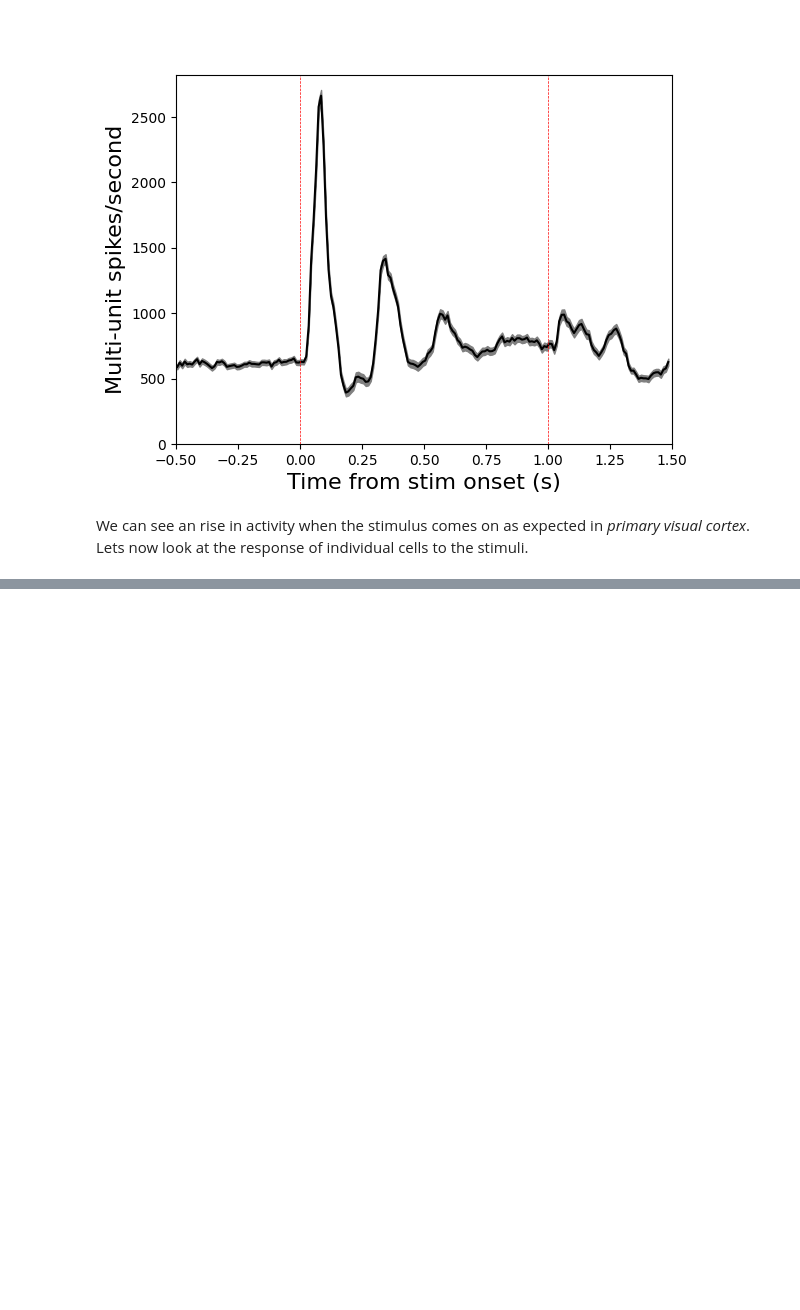
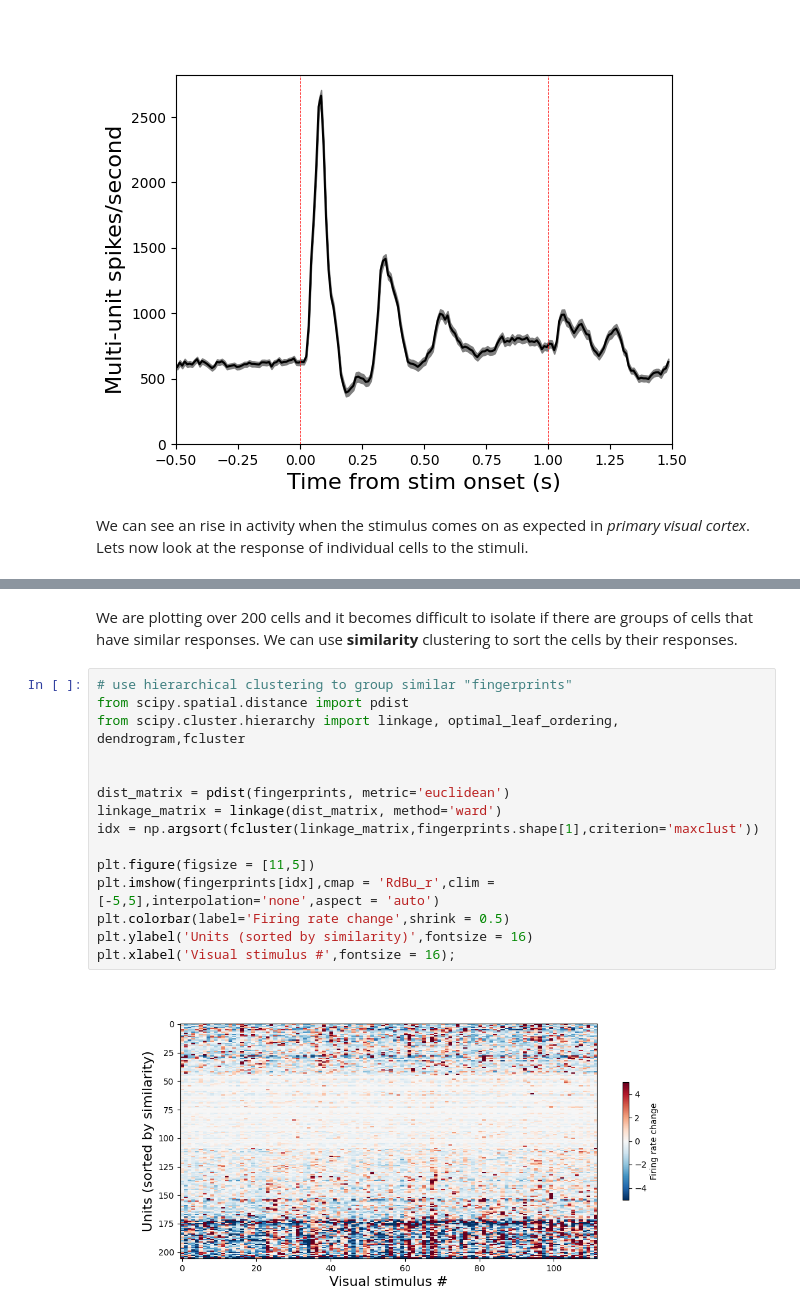
Before and after one commit to jcouto/JHU-neuropixels-2025, a Jupyter notebook: tutorials/03_visual_response.ipynb, the cells around one changed output, grey strips where cells are left out. Cells and saved outputs as stored; diff of their text form; blank space fills up the shorter version.

```diff
--- a/tutorials/03_visual_response.ipynb
+++ b/tutorials/03_visual_response.ipynb
@@ -113,0 +157,19 @@ def raster_slider(icell):
+# %% [markdown]
+We are plotting over 200 cells and it becomes difficult to isolate if there are groups of cells that have similar responses. We can use **similarity** clustering to sort the cells by their responses.
+# %%
+# use hierarchical clustering to group similar "fingerprints"
+from scipy.spatial.distance import pdist
+from scipy.cluster.hierarchy import linkage, optimal_leaf_ordering, dendrogram,fcluster
+
+
+dist_matrix = pdist(fingerprints, metric='euclidean')
+linkage_matrix = linkage(dist_matrix, method='ward')
+idx = np.argsort(fcluster(linkage_matrix,fingerprints.shape[1],criterion='maxclust'))
+
+plt.figure(figsize = [11,5])
+plt.imshow(fingerprints[idx],cmap = 'RdBu_r',clim = [-5,5],interpolation='none',aspect = 'auto')
+plt.colorbar(label='Firing rate change',shrink = 0.5)
+plt.ylabel('Units (sorted by similarity)',fontsize = 16)
+plt.xlabel('Visual stimulus #',fontsize = 16);
+# %% [output]
+[figure, added]
```
Also changed, not shown: parts of 6 cells of this notebook.
